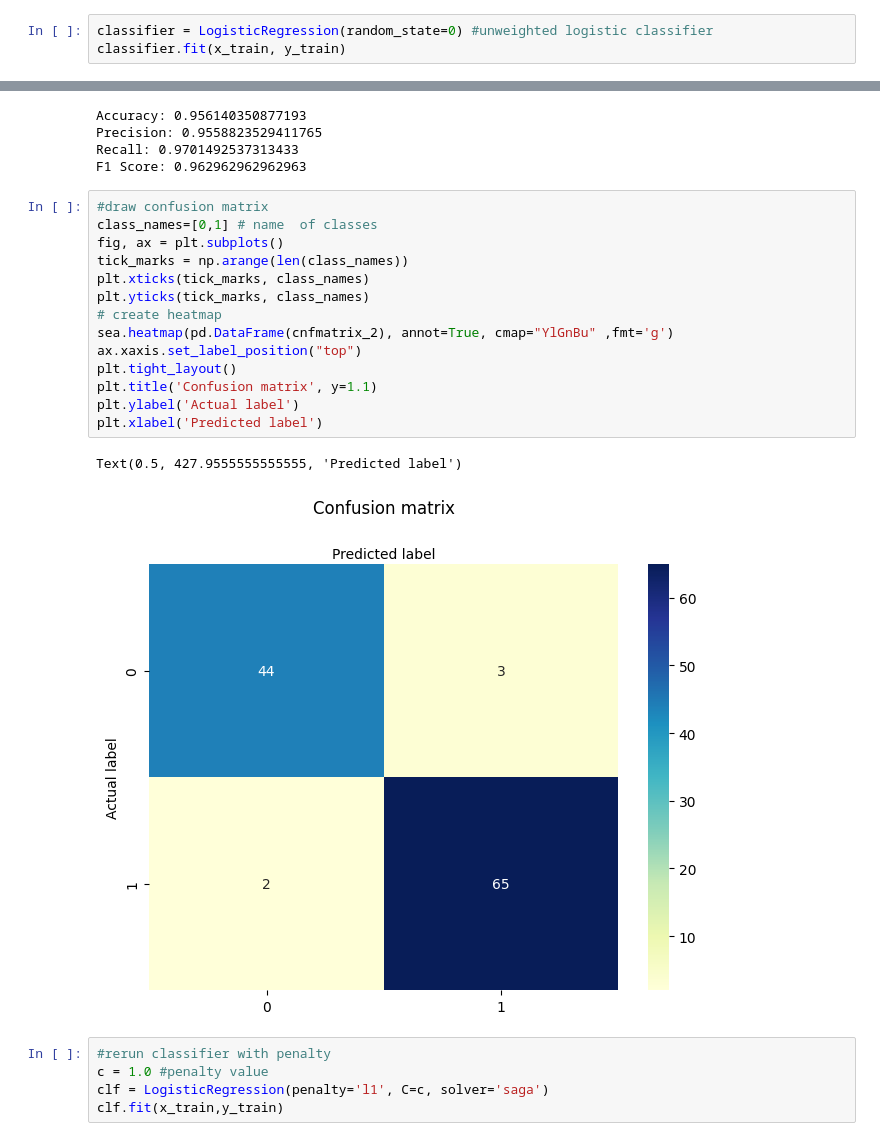
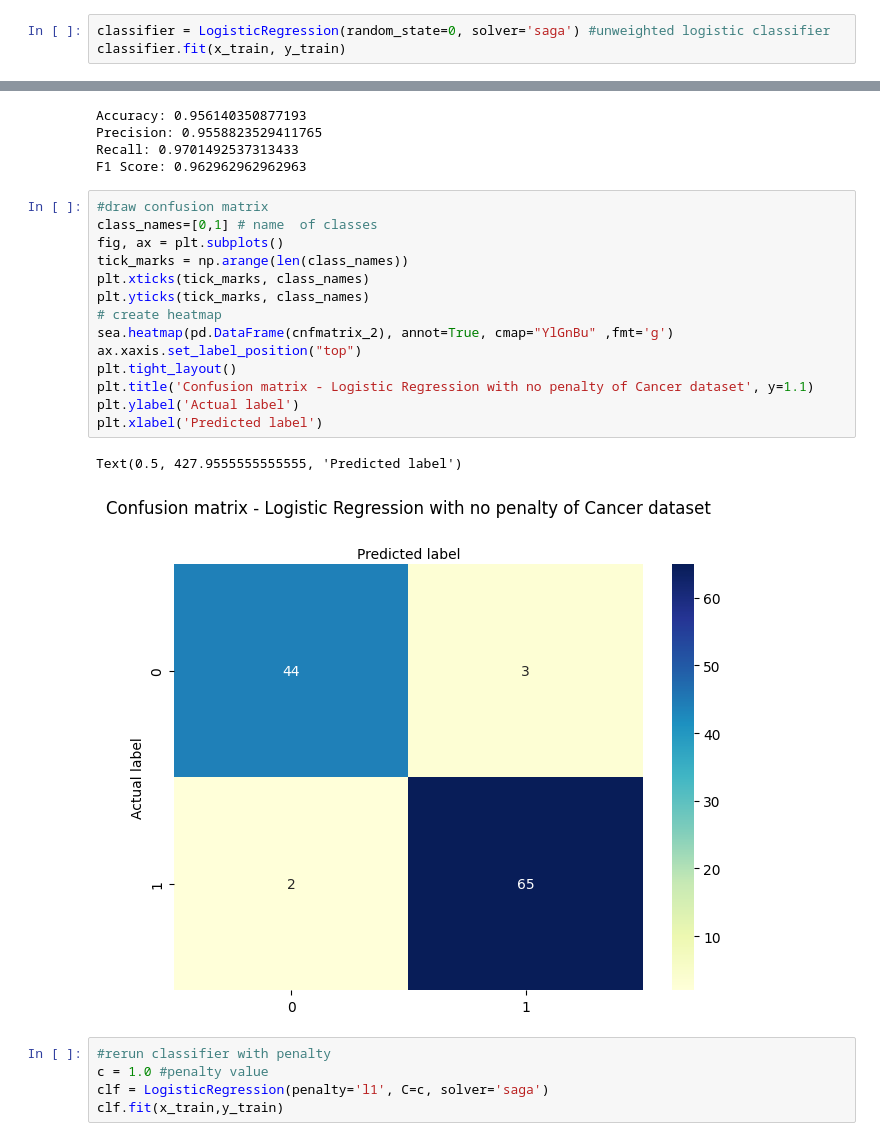
Before and after one commit to C-Little26/ECGR4105, a Jupyter notebook: Hw3/ECGR4105Hw3_Cancer.ipynb, the cells around one changed output, grey strips where cells are left out. Drawn from its saved outputs; the diff is of its cells as text.

```diff
--- a/Hw3/ECGR4105Hw3_Cancer.ipynb
+++ b/Hw3/ECGR4105Hw3_Cancer.ipynb
@@ -83,6 +77,6 @@ sc_x = StandardScaler()
 x_train = sc_x.fit_transform(x_train)
 x_val = sc_x.fit_transform(x_val)
 # %%
-classifier = LogisticRegression(random_state=0) #unweighted logistic classifier
+classifier = LogisticRegression(random_state=0, solver='saga') #unweighted logistic classifier
 classifier.fit(x_train, y_train)
 # %% [output]
@@ -102,20 +96,20 @@ F1 Score: 0.962962962962963
 # %%
 #draw confusion matrix
 class_names=[0,1] # name  of classes
 fig, ax = plt.subplots()
 tick_marks = np.arange(len(class_names))
 plt.xticks(tick_marks, class_names)
 plt.yticks(tick_marks, class_names)
 # create heatmap
 sea.heatmap(pd.DataFrame(cnfmatrix_2), annot=True, cmap="YlGnBu" ,fmt='g')
 ax.xaxis.set_label_position("top")
 plt.tight_layout()
-plt.title('Confusion matrix', y=1.1)
+plt.title('Confusion matrix - Logistic Regression with no penalty of Cancer dataset', y=1.1)
 plt.ylabel('Actual label')
 plt.xlabel('Predicted label')
 # %% [output]
 Text(0.5, 427.9555555555555, 'Predicted label')
-[figure, old version]
+[figure, new version]
 # %%
 #rerun classifier with penalty
 c = 1.0 #penalty value
```
Also changed, not shown: parts of 9 cells of this notebook.
